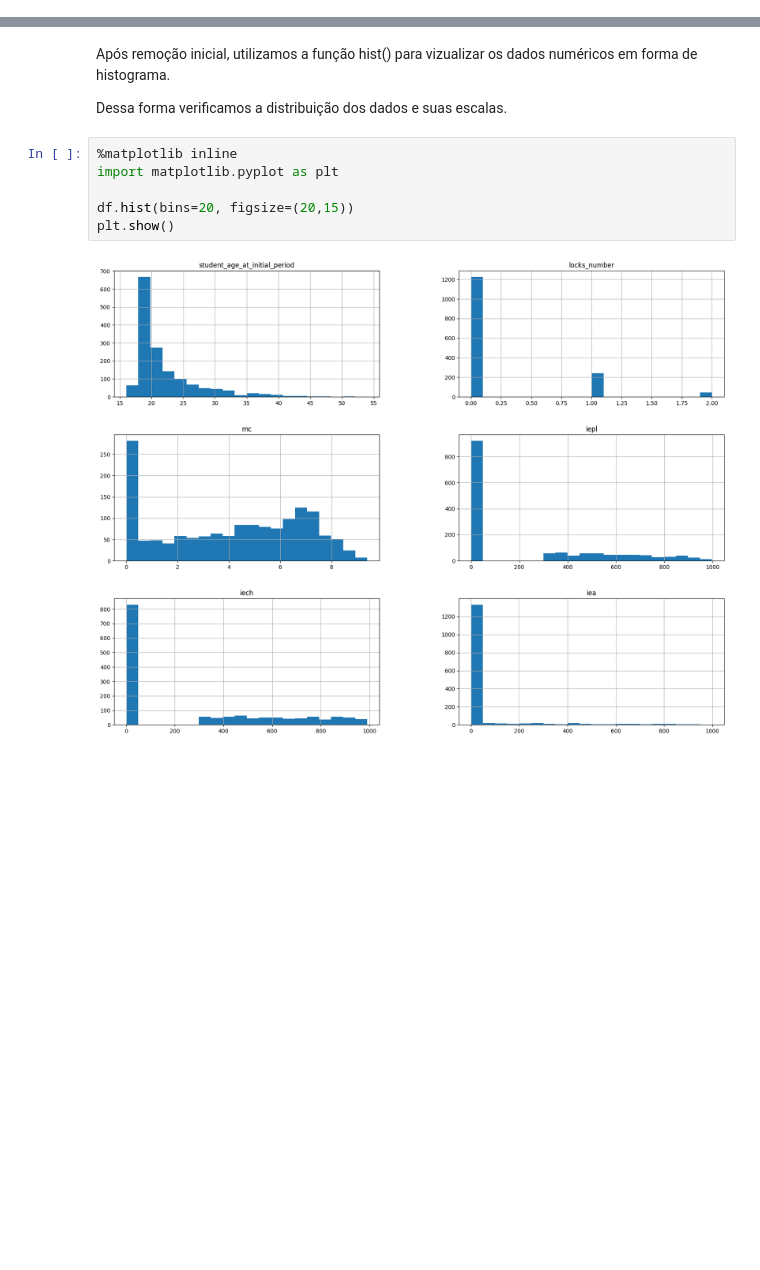
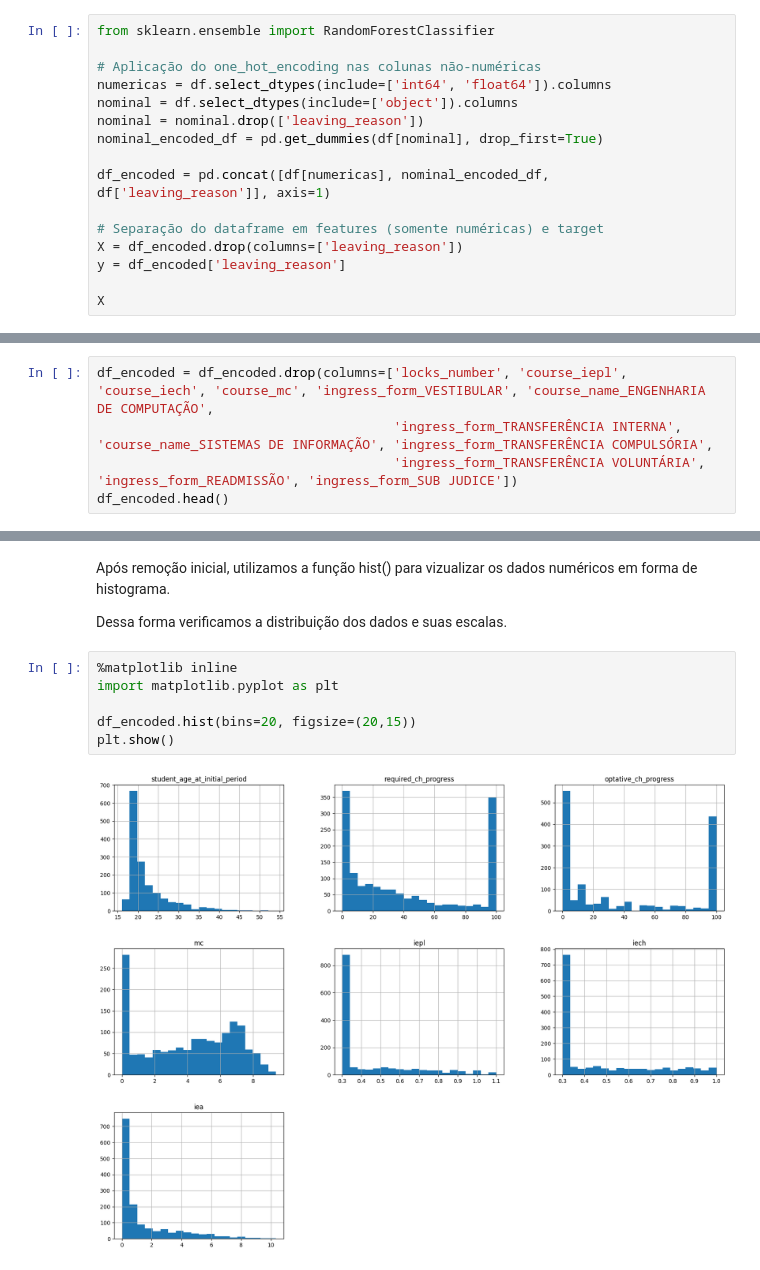
Before and after one commit to gabrielmoliva/Atividade-1---Machine-Learning, a Jupyter notebook: modelo.ipynb, the cells around one changed output, grey strips where cells are left out. Drawn from its saved outputs; the diff is of its cells as text; blank space fills up the shorter version.

Commit message:
Remoção de colunas indesejadas

```diff
--- a/modelo.ipynb
+++ b/modelo.ipynb
@@ -75,0 +76,16 @@ df.head()
+# %%
+from sklearn.ensemble import RandomForestClassifier
+
+# Aplicação do one_hot_encoding nas colunas não-numéricas
+numericas = df.select_dtypes(include=['int64', 'float64']).columns
+nominal = df.select_dtypes(include=['object']).columns
+nominal = nominal.drop(['leaving_reason'])
+nominal_encoded_df = pd.get_dummies(df[nominal], drop_first=True)
+
+df_encoded = pd.concat([df[numericas], nominal_encoded_df, df['leaving_reason']], axis=1)
+
+# Separação do dataframe em features (somente numéricas) e target
+X = df_encoded.drop(columns=['leaving_reason'])
+y = df_encoded['leaving_reason']
+
+X
@@ -75,0 +134,5 @@ df.head()
+# %%
+df_encoded = df_encoded.drop(columns=['locks_number', 'course_iepl', 'course_iech', 'course_mc', 'ingress_form_VESTIBULAR', 'course_name_ENGENHARIA DE COMPUTAÇÃO',
+                                      'ingress_form_TRANSFERÊNCIA INTERNA', 'course_name_SISTEMAS DE INFORMAÇÃO', 'ingress_form_TRANSFERÊNCIA COMPULSÓRIA',
+                                      'ingress_form_TRANSFERÊNCIA VOLUNTÁRIA', 'ingress_form_READMISSÃO', 'ingress_form_SUB JUDICE'])
+df_encoded.head()
@@ -80,8 +150,8 @@ Dessa forma verificamos a distribuição dos dados e suas escalas.
 # %%
 %matplotlib inline
 import matplotlib.pyplot as plt
 
-df.hist(bins=20, figsize=(20,15))
+df_encoded.hist(bins=20, figsize=(20,15))
 plt.show()
 # %% [output]
-[figure, old version]
+[figure, new version]
```
Also changed, not shown: parts of 17 cells of this notebook.
